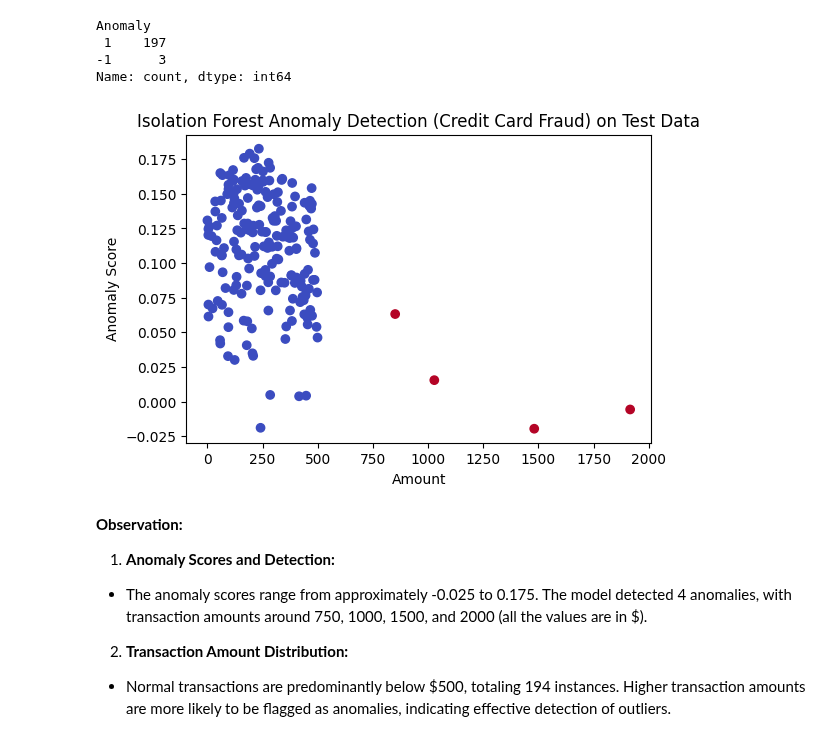
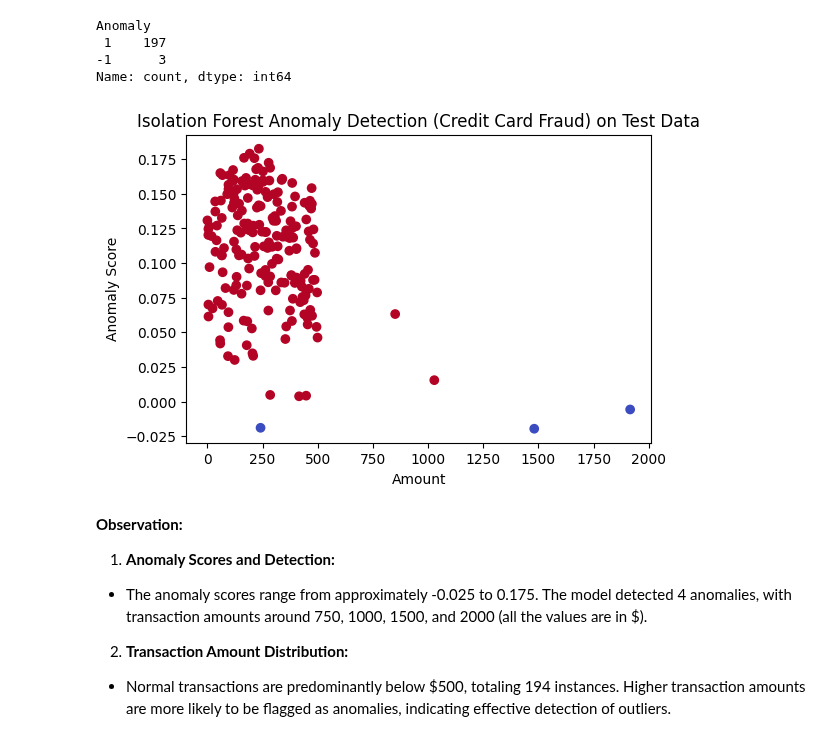
Before and after one commit to shubha95/python, a Jupyter notebook: Machine Learning/Instructor_Slides_and_Notebooks/Lesson_06_Unsupervised_Learning_Algorithms/6.2_Unsupervised_Learning_Algorithms.ipynb, the cells around one changed output. Cells and saved outputs as stored; diff of their text form; code cells hidden in the pictures.

```diff
--- a/Machine Learning/Instructor_Slides_and_Notebooks/Lesson_06_Unsupervised_Learning_Algorithms/6.2_Unsupervised_Learning_Algorithms.ipynb
+++ b/Machine Learning/Instructor_Slides_and_Notebooks/Lesson_06_Unsupervised_Learning_Algorithms/6.2_Unsupervised_Learning_Algorithms.ipynb
@@ -869,13 +1327,13 @@ Name: count, dtype: int64
 # %%
 # Plot the results for the test set
 plt.figure(figsize=(6, 4))
-plt.scatter(X_test['Amount'], X_test['Anomaly Score'], c=y_test, cmap='coolwarm')
+plt.scatter(X_test['Amount'], X_test['Anomaly Score'], c=test_anomaly_predictions, cmap='coolwarm')
 plt.xlabel('Amount')
 plt.ylabel('Anomaly Score')
 plt.title('Isolation Forest Anomaly Detection (Credit Card Fraud) on Test Data')
 plt.show()
 # %% [output]
-[figure, old version]
+[figure, new version]
 # %% [markdown]
 **Observation:**
 
```
Also changed, not shown: parts of 50 cells of this notebook, 11 other files.
